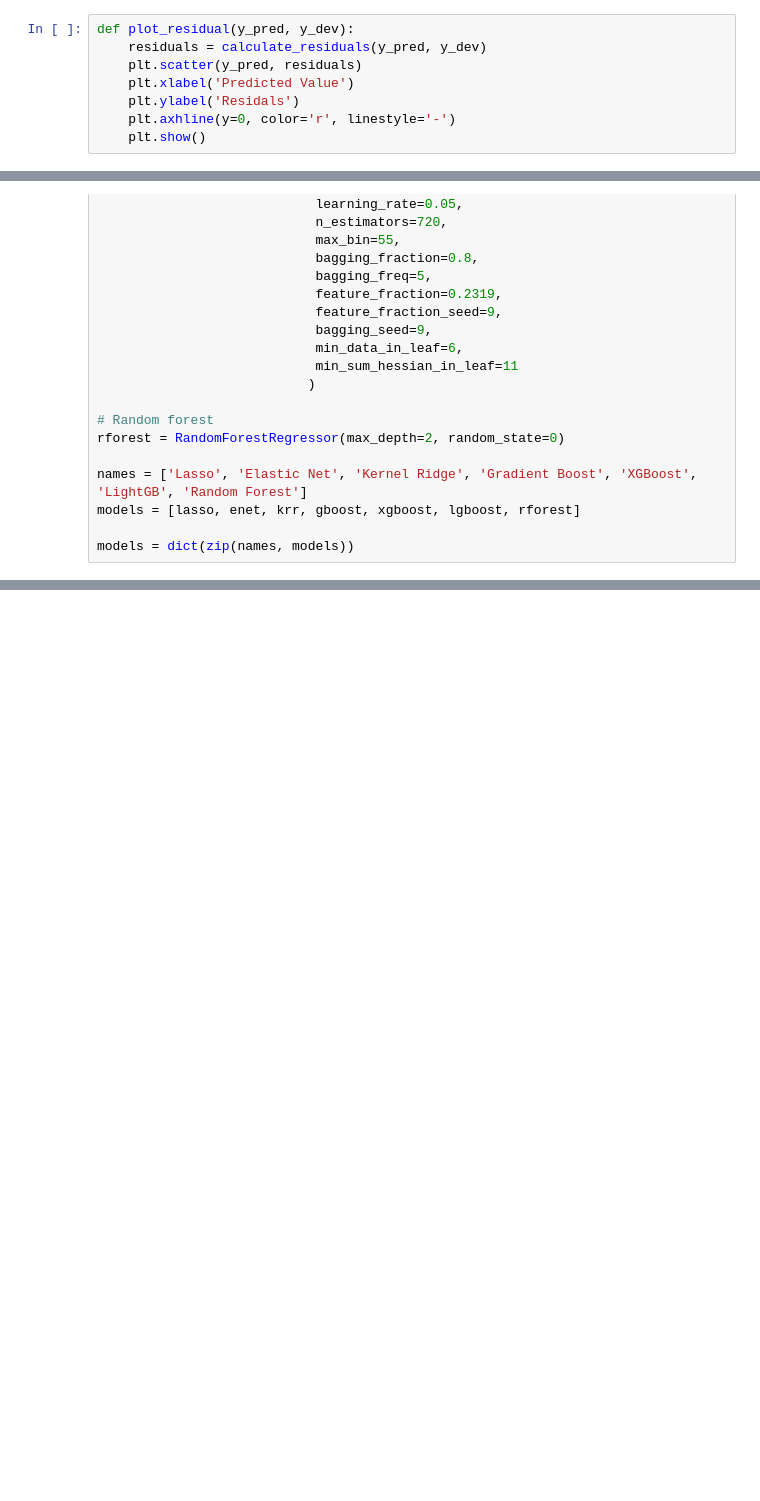
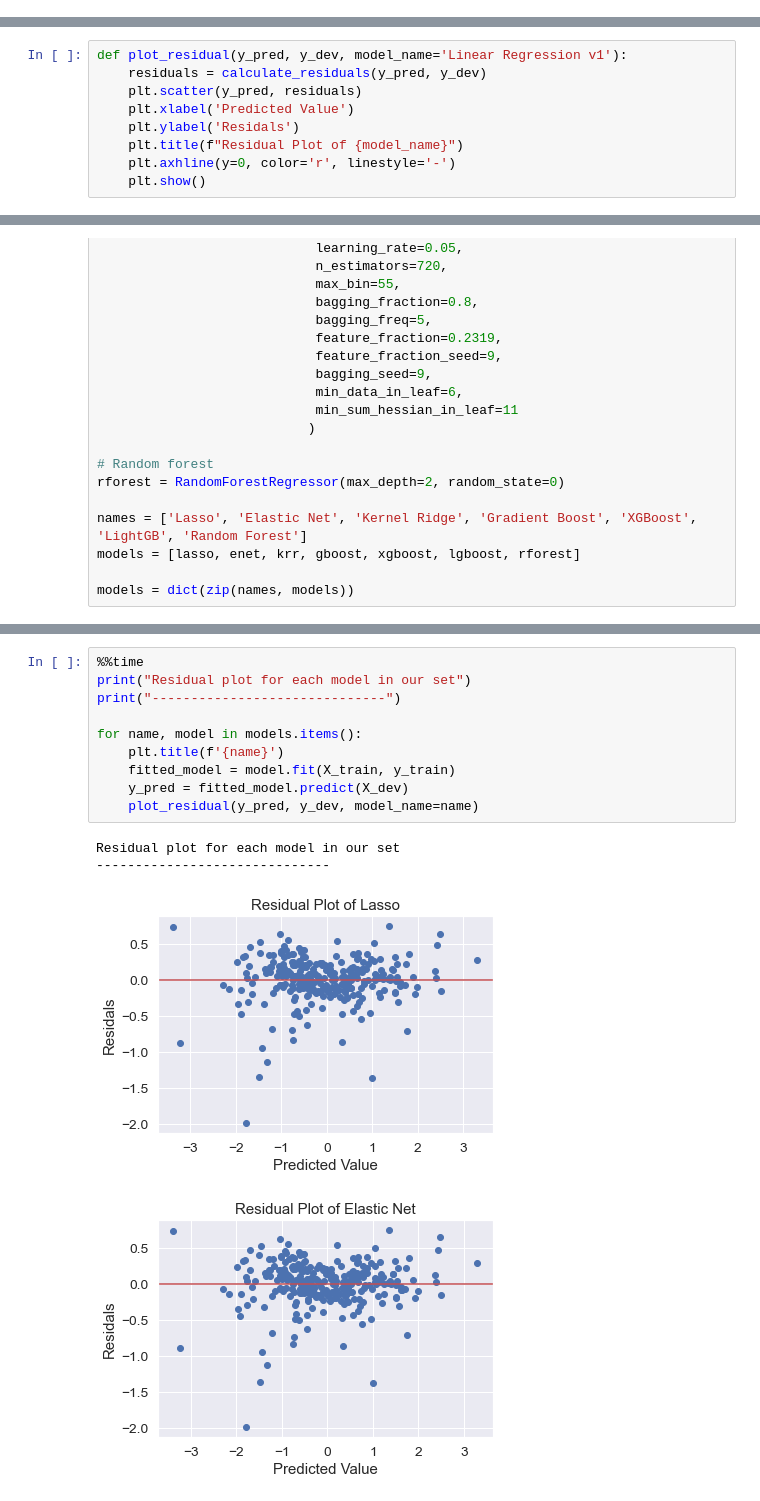
Before and after one commit to Sean-Koval/207-project-home-price, a Jupyter notebook: notebooks/baseline.ipynb, the cells around one changed output, grey strips where cells are left out. Saved outputs shown, nothing was run; the diff lists cells and outputs as text; blank space fills up the shorter version.

```diff
--- a/notebooks/baseline.ipynb
+++ b/notebooks/baseline.ipynb
@@ -407,8 +402,0 @@ def calculate_residuals(predictions, actuals):
-# %%
-def plot_residual(y_pred, y_dev):
-    residuals = calculate_residuals(y_pred, y_dev)
-    plt.scatter(y_pred, residuals)
-    plt.xlabel('Predicted Value')
-    plt.ylabel('Residals')
-    plt.axhline(y=0, color='r', linestyle='-')
-    plt.show()
@@ -432,0 +407,9 @@ def get_p_values_of_difference(X_largest_residuals, X_dev):
+# %%
+def plot_residual(y_pred, y_dev, model_name='Linear Regression v1'):
+    residuals = calculate_residuals(y_pred, y_dev)
+    plt.scatter(y_pred, residuals)
+    plt.xlabel('Predicted Value')
+    plt.ylabel('Residals')
+    plt.title(f"Residual Plot of {model_name}")
+    plt.axhline(y=0, color='r', linestyle='-')
+    plt.show()
@@ -677,0 +719,15 @@ Wall time: 17.9 s
+# %%
+%%time
+print("Residual plot for each model in our set")
+print("------------------------------")
+
+for name, model in models.items():
+    plt.title(f'{name}')
+    fitted_model = model.fit(X_train, y_train)
+    y_pred = fitted_model.predict(X_dev)
+    plot_residual(y_pred, y_dev, model_name=name)
+# %% [output]
+Residual plot for each model in our set
+------------------------------
+[figure, added]
+[figure, added]
```
Also changed, not shown: parts of 42 cells of this notebook.
